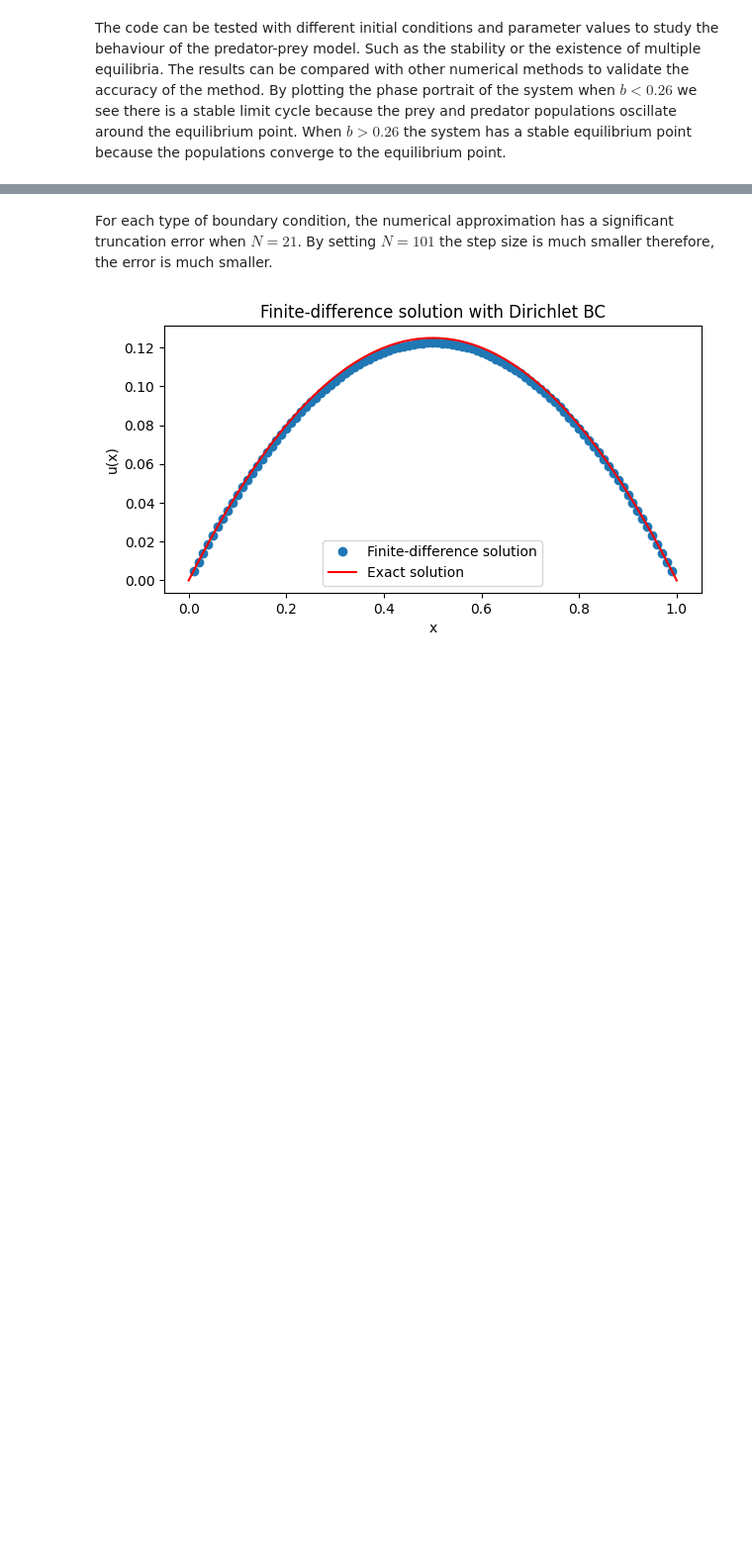
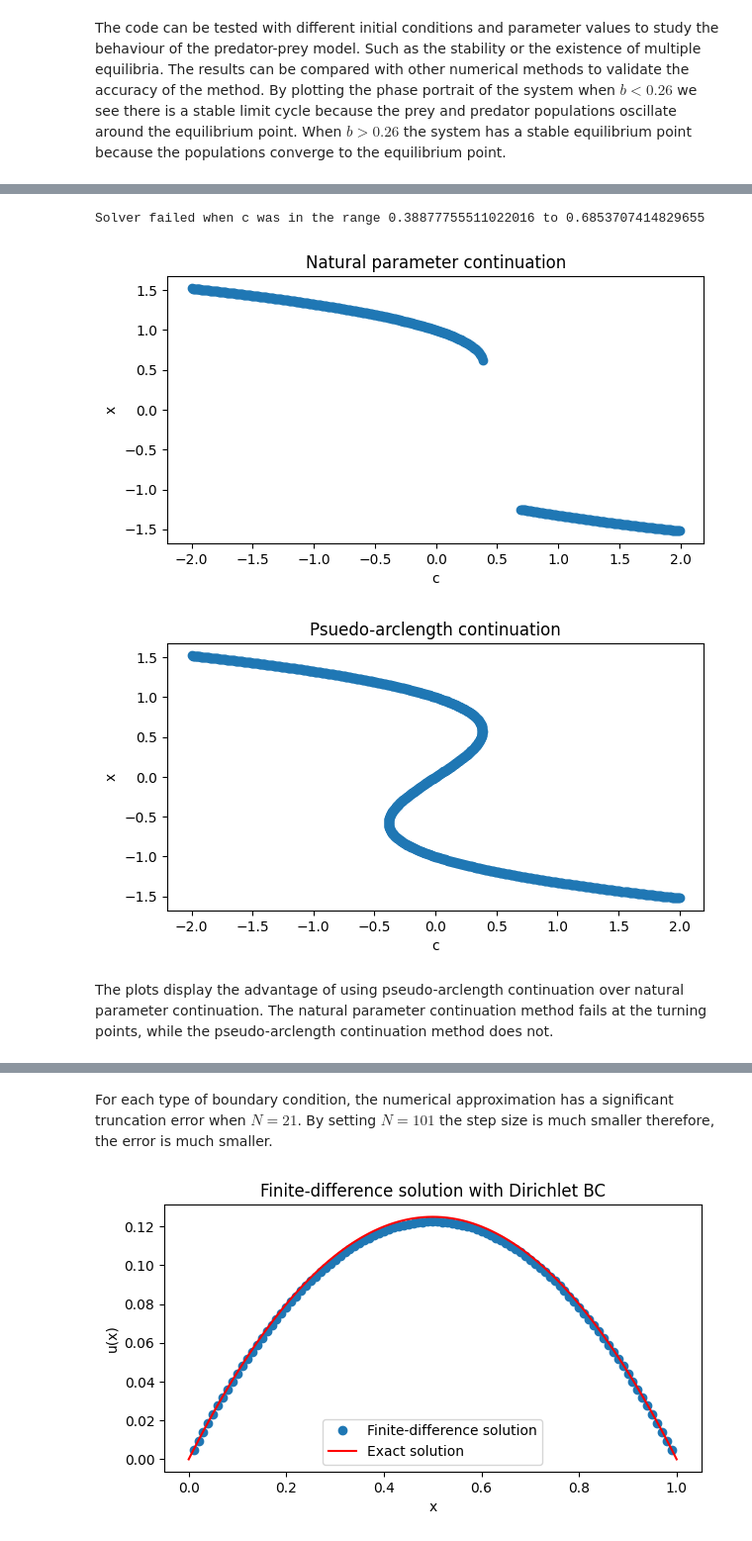
Before and after one commit to BedenPag/scicomp, a Jupyter notebook: Report.ipynb, the cells around one changed output, grey strips where cells are left out. Shown at 99% size. Drawn from its saved outputs; the diff is of its cells as text; code cells hidden in the pictures; blank space fills up the shorter version.

```diff
--- a/Report.ipynb
+++ b/Report.ipynb
@@ -224,3 +184,23 @@ where $c$ is a parameter that will be varied.
+# %%
+from Numerical_continuation import plot_continuation
+# Define the initial guess and the parameter range
+x0 = 1
+c0 = -2
+c1 = 2
+
+# Define the function
+def f(x, c):
+    return x**3 - x + c
+
+# Plot the continuation diagrams
+plot_continuation(f, x0, c0, c1, 'natural')
+plot_continuation(f, x0, c0, c1, 'arclength')
+# %% [output]
+Solver failed when c was in the range 0.38877755511022016 to 0.6853707414829655
+[figure, added]
+[figure, added]
+# %% [markdown]
+The plots display the advantage of using pseudo-arclength continuation over natural parameter continuation. The natural parameter continuation method fails at the turning points, while the pseudo-arclength continuation method does not.
 # %% [markdown]
 Method of Lines
 
```
Also changed, not shown: parts of 17 cells of this notebook, 10 other files.
